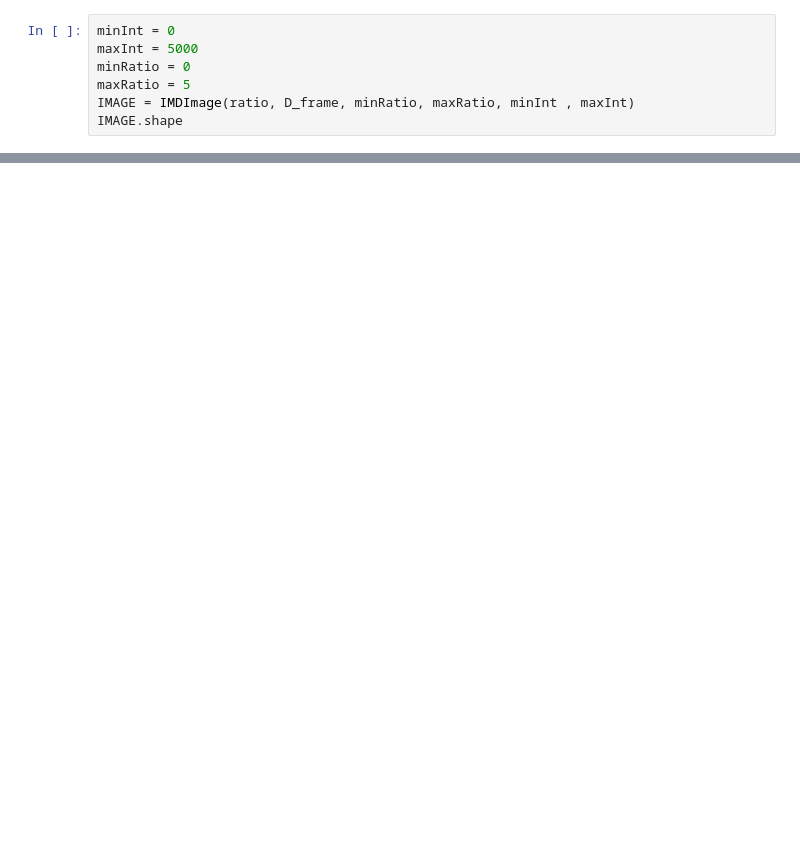
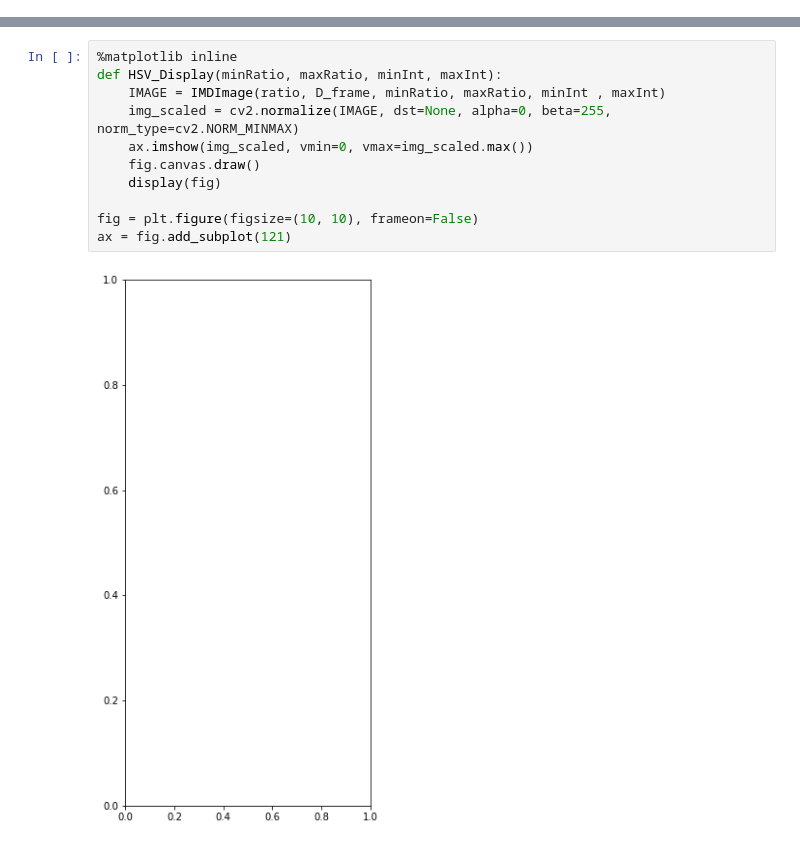
Before and after one commit to Marcodv93/HSV_Viewer_python, a Jupyter notebook: HSV_Viewer.ipynb, the cells around one changed output, grey strips where cells are left out. Saved outputs shown, nothing was run; the diff lists cells and outputs as text; blank space fills up the shorter version.

```diff
--- a/HSV_Viewer.ipynb
+++ b/HSV_Viewer.ipynb
@@ -132,7 +116,0 @@ cmap = array2cmpa(ColorBar)
-# %%
-minInt = 0
-maxInt = 5000
-minRatio = 0
-maxRatio = 5
-IMAGE = IMDImage(ratio, D_frame, minRatio, maxRatio, minInt , maxInt)
-IMAGE.shape
@@ -190,0 +132,13 @@ NameError: name 'sRatio' is not defined
+# %%
+%matplotlib inline
+def HSV_Display(minRatio, maxRatio, minInt, maxInt):
+    IMAGE = IMDImage(ratio, D_frame, minRatio, maxRatio, minInt , maxInt)
+    img_scaled = cv2.normalize(IMAGE, dst=None, alpha=0, beta=255, norm_type=cv2.NORM_MINMAX)
+    ax.imshow(img_scaled, vmin=0, vmax=img_scaled.max())
+    fig.canvas.draw()
+    display(fig)
+
+fig = plt.figure(figsize=(10, 10), frameon=False)
+ax = fig.add_subplot(121)
+# %% [output]
+[figure, added]
```
Also changed, not shown: parts of 23 cells of this notebook.
